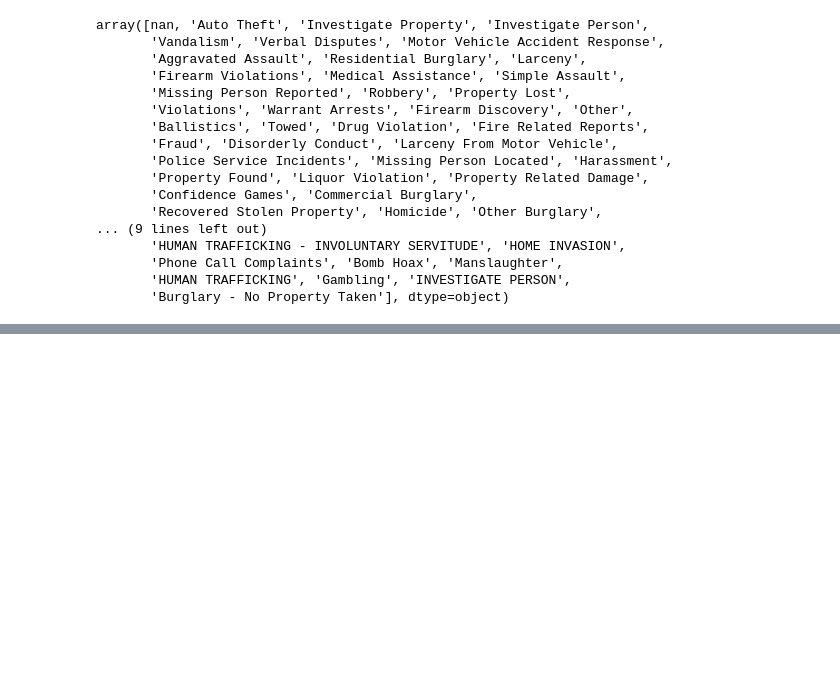
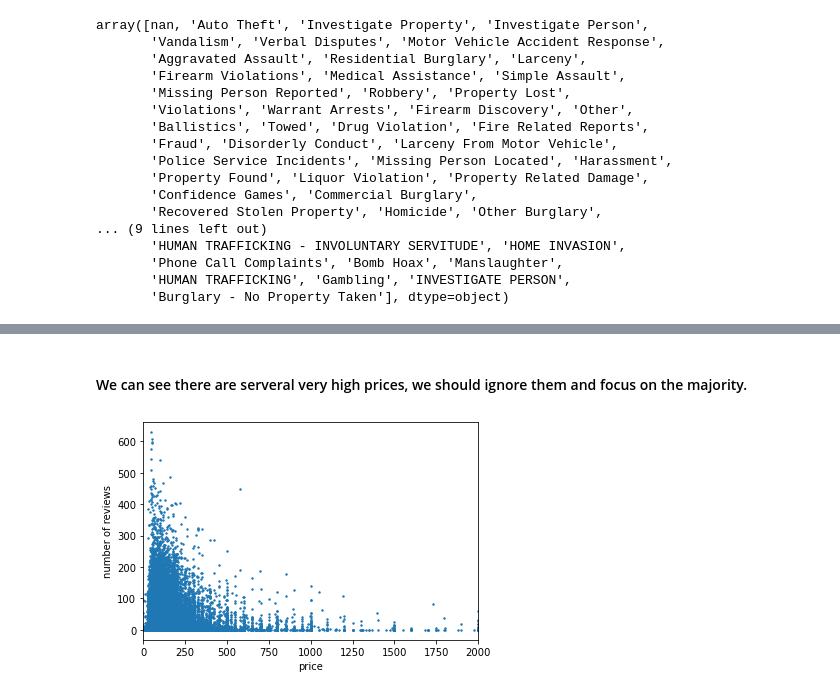
Before and after one commit to vaecole/Courses, a Jupyter notebook: DS/Crime.ipynb, the cells around one changed output, grey strips where cells are left out. Cells and saved outputs as stored; diff of their text form; code cells hidden in the pictures; blank space fills up the shorter version.

```diff
--- a/DS/Crime.ipynb
+++ b/DS/Crime.ipynb
@@ -87,0 +120,10 @@ array([nan, 'Auto Theft', 'Investigate Property', 'Investigate Person',
+# %% [markdown]
+#### We can see there are serveral very high prices, we should ignore them and focus on the majority.
+# %%
+plt.scatter(x=airbnb['price'], y=airbnb['number_of_reviews'], s = 2)  # s=2 to reduce the point size
+plt.xlabel('price')
+plt.ylabel('number of reviews')
+plt.xlim(0,2000)
+plt.show()
+# %% [output]
+[figure, added]
```
Also changed, not shown: parts of 6 cells of this notebook, 5 other files.
